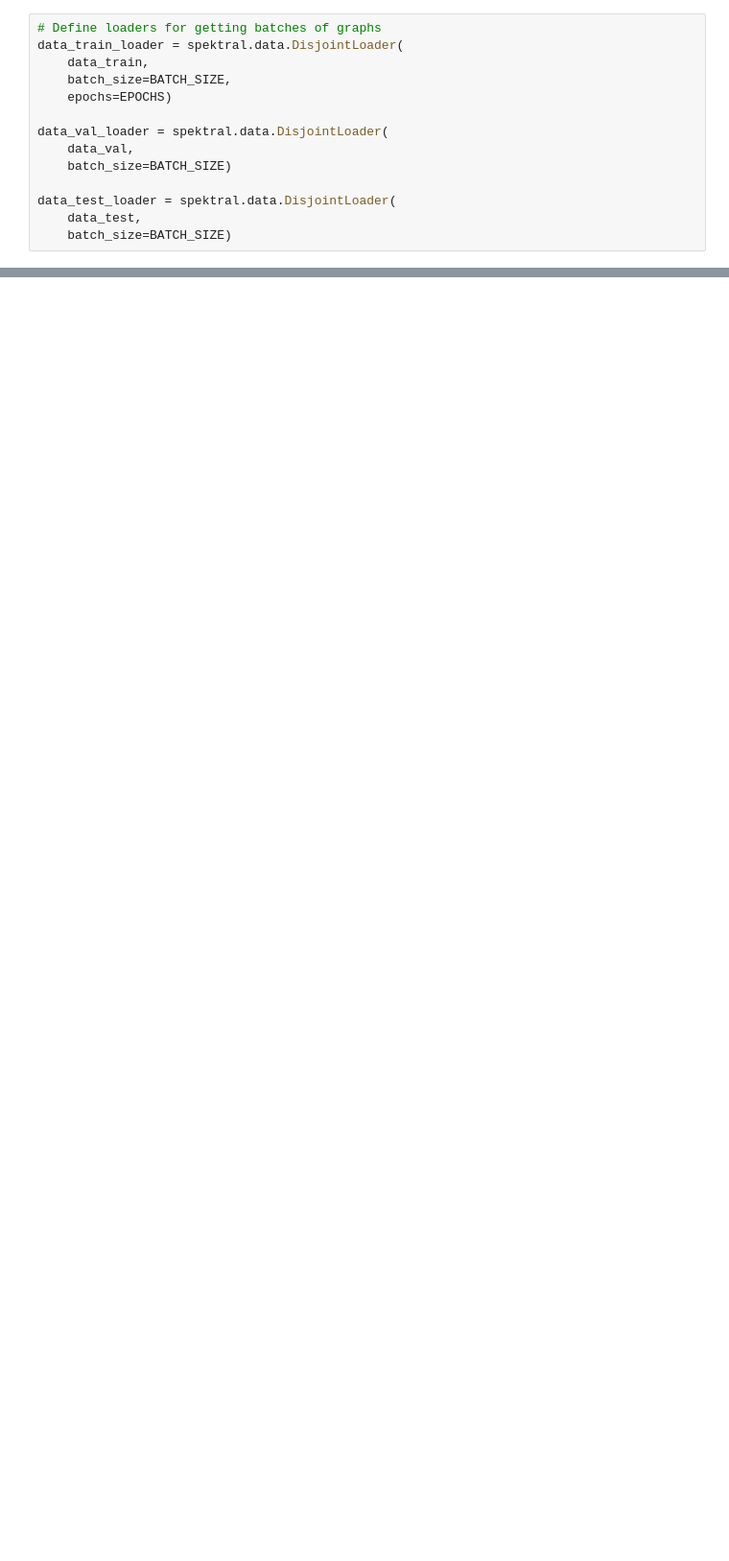
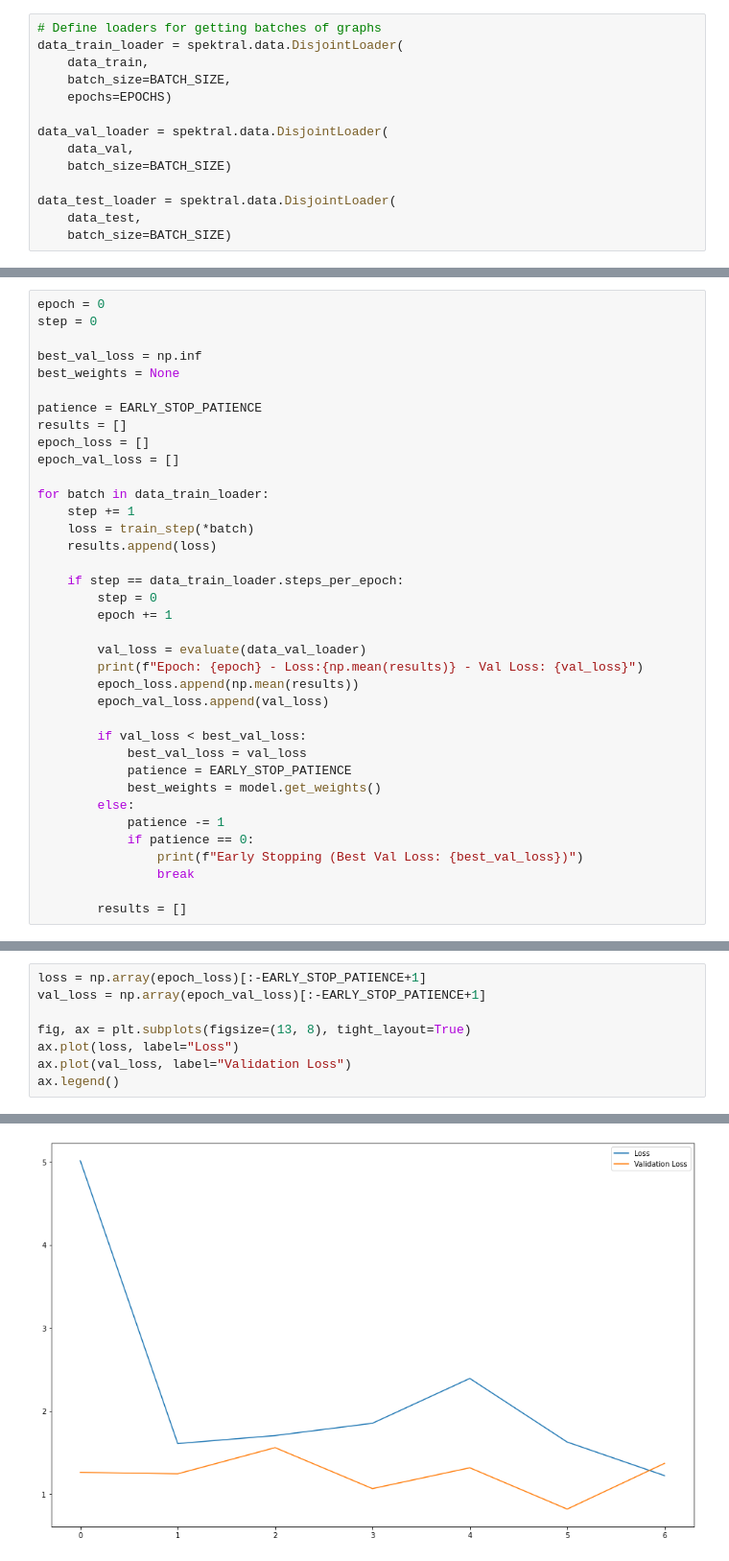
Before and after one commit to benjamin-ahlbrecht/protein-ligand-dissociation-gnn, a Jupyter notebook: protein-ligand-dissociation.ipynb, the cells around one changed output, grey strips where cells are left out. Shown at 96% size. Drawn from its saved outputs; the diff is of its cells as text; blank space fills up the shorter version.

```diff
--- a/protein-ligand-dissociation.ipynb
+++ b/protein-ligand-dissociation.ipynb
@@ -574,0 +564,37 @@ data_train_loader.tf_signature()
+# %%
+epoch = 0
+step = 0
+
+best_val_loss = np.inf
+best_weights = None
+
+patience = EARLY_STOP_PATIENCE
+results = []
+epoch_loss = []
+epoch_val_loss = []
+
+for batch in data_train_loader:
+    step += 1
+    loss = train_step(*batch)
+    results.append(loss)
+
+    if step == data_train_loader.steps_per_epoch:
+        step = 0
+        epoch += 1
+
+        val_loss = evaluate(data_val_loader)
+        print(f"Epoch: {epoch} - Loss:{np.mean(results)} - Val Loss: {val_loss}")
+        epoch_loss.append(np.mean(results))
+        epoch_val_loss.append(val_loss)
+
+        if val_loss < best_val_loss:
+            best_val_loss = val_loss
+            patience = EARLY_STOP_PATIENCE
+            best_weights = model.get_weights()
+        else:
+            patience -= 1
+            if patience == 0:
+                print(f"Early Stopping (Best Val Loss: {best_val_loss})")
+                break
+
+        results = []
@@ -574,0 +620,9 @@ data_train_loader.tf_signature()
+# %%
+loss = np.array(epoch_loss)[:-EARLY_STOP_PATIENCE+1]
+val_loss = np.array(epoch_val_loss)[:-EARLY_STOP_PATIENCE+1]
+
+fig, ax = plt.subplots(figsize=(13, 8), tight_layout=True)
+ax.plot(loss, label="Loss")
+ax.plot(val_loss, label="Validation Loss")
+ax.legend()
+# %% [output]
@@ -574,0 +630 @@ data_train_loader.tf_signature()
+[figure, added]
```
Also changed, not shown: parts of 15 cells of this notebook.
